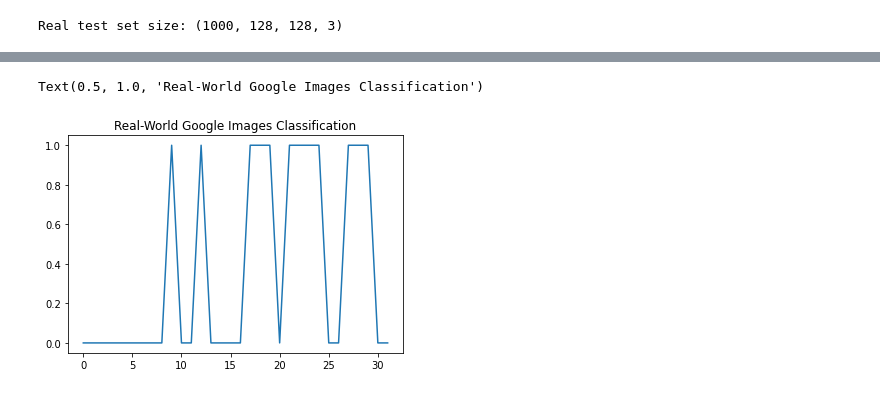
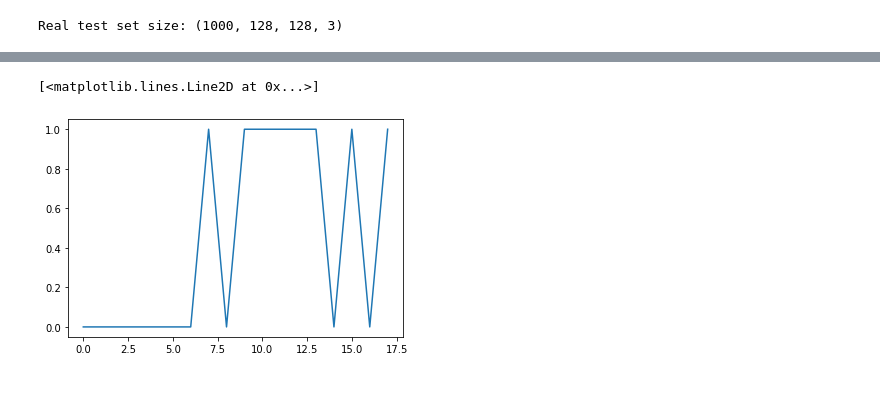
Before and after one commit to enmachinelearning525/Masked_Face_Identification, a Jupyter notebook: Initial_Test_Code.ipynb, the cells around one changed output, grey strips where cells are left out. Cells and saved outputs as stored; diff of their text form; code cells hidden in the pictures.

```diff
--- a/Initial_Test_Code.ipynb
+++ b/Initial_Test_Code.ipynb
@@ -285,9 +289,7 @@ cnn1.add(tf.keras.layers.Flatten())
 
 cnn1.add(tf.keras.layers.Dense(units=1024, name='fc_1', activation='relu'))
 
-cnn1.add(tf.keras.layers.Dense(units=1024, name='fc_2', activation='relu'))
-
-cnn1.add(tf.keras.layers.Dense(units=2, name='fc_o', activation='softmax'))
+cnn1.add(tf.keras.layers.Dense(units=2, name='fc_2', activation='softmax'))
 # %%
 X_train.shape
 # %% [output]
@@ -357,7 +359,7 @@ Get data never seen before
 IMGSIZE = (128, 128)
 skip_amnt = 1500
 max_test_size = 500
-X_RMFD, Y_RMFD = [],[]
+X, Y = [],[]
 # Read in images
 path = './RMFD/AFDB_masked_face_dataset/'
 count = 0
@@ -368,9 +370,9 @@ for subdir, dirs, files in os.walk(path):
     for f in files:
         if f.endswith('.jpg'):
             if skip > skip_amnt:
-                X_RMFD += [cv2.resize(cv2.cvtColor(cv2.imread(os.path.join(subdir,f)), cv2.COLOR_BGR2RGB), IMGSIZE)]
+                X += [cv2.resize(cv2.cvtColor(cv2.imread(os.path.join(subdir,f)), cv2.COLOR_BGR2RGB), IMGSIZE)]
             #     X += [cv2.resize(cv2.cvtColor(cv2.imread(os.path.join(path,f)), cv2.COLOR_BGR2GRAY), IMGSIZE)]
-                Y_RMFD += [[1,0]]
+                Y += [[1,0]]
                 count += 1
                 if (count+1) % 500 == 1:
                     print(f'read {count} images')
@@ -392,9 +394,9 @@ for subdir, dirs, files in os.walk(path):
     for f in files:
         if f.endswith('.jpg'):
             if skip > skip_amnt:
-                X_RMFD += [cv2.resize(cv2.cvtColor(cv2.imread(os.path.join(subdir,f)), cv2.COLOR_BGR2RGB), IMGSIZE)]
+                X += [cv2.resize(cv2.cvtColor(cv2.imread(os.path.join(subdir,f)), cv2.COLOR_BGR2RGB), IMGSIZE)]
             #     X += [cv2.resize(cv2.cvtColor(cv2.imread(os.path.join(path,f)), cv2.COLOR_BGR2GRAY), IMGSIZE)]
-                Y_RMFD += [[0,1]]
+                Y += [[0,1]]
                 count += 1
                 if (count+1) % 500 == 1:
                     print(f'read {count} images')
@@ -432,8 +434,8 @@ plt.plot(y_pred)
 # %%
 IMGSIZE = (128, 128)
-skip_amnt = 0
-max_test_size = 100
-X_google, Y_google = [],[]
+skip_amnt = -1
+max_test_size = 500
+X, Y = [],[]
 # Read in images
 path = './CMFD_google'
 count = 0
@@ -444,9 +446,9 @@ for subdir, dirs, files in os.walk(path):
     for f in files:
         if f.endswith('.jpg'):
             if skip > skip_amnt:
-                X_google += [cv2.resize(cv2.cvtColor(cv2.imread(os.path.join(subdir,f)), cv2.COLOR_BGR2RGB), IMGSIZE)]
+                X += [cv2.resize(cv2.cvtColor(cv2.imread(os.path.join(subdir,f)), cv2.COLOR_BGR2RGB), IMGSIZE)]
             #     X += [cv2.resize(cv2.cvtColor(cv2.imread(os.path.join(path,f)), cv2.COLOR_BGR2GRAY), IMGSIZE)]
-                Y_google += [[1,0]]
+                Y += [[1,0]]
                 count += 1
                 if (count+1) % 500 == 1:
                     print(f'read {count} images')
@@ -458,7 +460,7 @@ for subdir, dirs, files in os.walk(path):
     if break_flag == True:
         break
 
-max_test_size = 100
+max_test_size = 500
 count = 0
 skip = 0
 break_flag = False
@@ -468,9 +470,9 @@ for subdir, dirs, files in os.walk(path):
     for f in files:
         if f.endswith('.jpg'):
             if skip > skip_amnt:
-                X_google += [cv2.resize(cv2.cvtColor(cv2.imread(os.path.join(subdir,f)), cv2.COLOR_BGR2RGB), IMGSIZE)]
+                X += [cv2.resize(cv2.cvtColor(cv2.imread(os.path.join(subdir,f)), cv2.COLOR_BGR2RGB), IMGSIZE)]
             #     X += [cv2.resize(cv2.cvtColor(cv2.imread(os.path.join(path,f)), cv2.COLOR_BGR2GRAY), IMGSIZE)]
-                Y_google += [[0,1]]
+                Y += [[0,1]]
                 count += 1
                 if (count+1) % 500 == 1:
                     print(f'read {count} images')
@@ -482,8 +484,8 @@ for subdir, dirs, files in os.walk(path):
     if break_flag == True:
         break
 # %%
-X_test_real = np.array(X_google)
+X_test_real = np.array(X)
 X_test_real = X_test_real/255
-Y_test_real = np.array(Y_google)
+Y_test_real = np.array(Y)
 print(f'Real test set size: {X_test_real.shape}')
 # %% [output]
@@ -500,6 +502,5 @@ Accuracy= 75.000
 # %%
 plt.plot(y_pred)
-plt.title('Real-World Google Images Classification')
 # %% [output]
-Text(0.5, 1.0, 'Real-World Google Images Classification')
+[<matplotlib.lines.Line2D at 0x...>]
-[figure, old version]
+[figure, new version]
```
Also changed, not shown: parts of 19 cells of this notebook, 1 other file.
